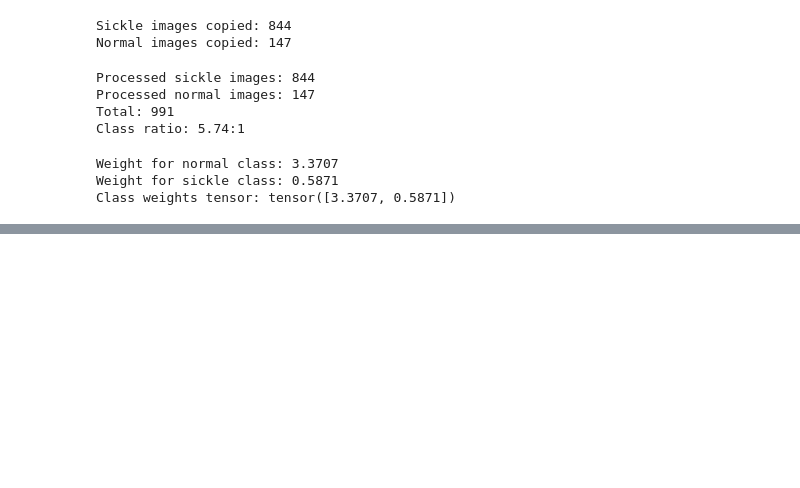
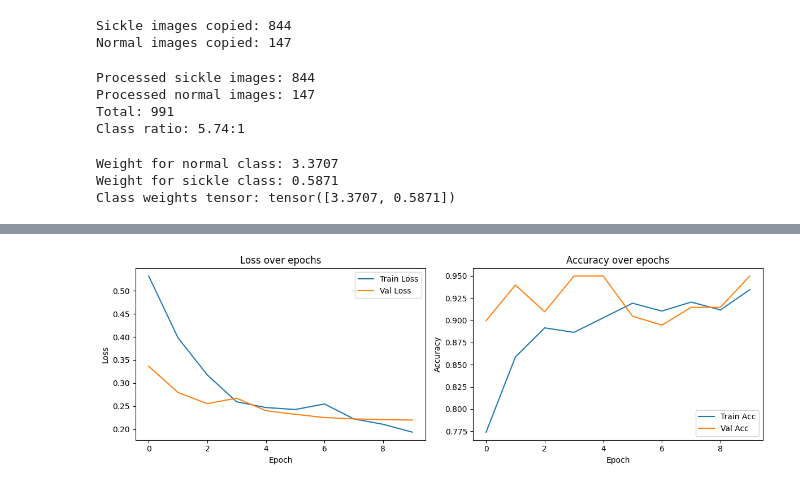
Before and after one commit to arinova2701/SickleShield, a Jupyter notebook: component2/sickle_cell_eda.ipynb, the cells around one changed output, grey strips where cells are left out. Saved outputs shown, nothing was run; the diff lists cells and outputs as text; code cells hidden in the pictures; blank space fills up the shorter version.

```diff
--- a/component2/sickle_cell_eda.ipynb
+++ b/component2/sickle_cell_eda.ipynb
@@ -137,0 +204,10 @@ Class weights tensor: tensor([3.3707, 0.5871])
+# %%
+import torch.optim as optim
+
+criterion = nn.CrossEntropyLoss(weight=class_weights.to(device))
+
+optimizer = optim.Adam(model.fc.parameters(), lr=0.001)
+
+print("Loss function: CrossEntropyLoss with class weights")
+print("Optimizer: Adam, lr=0.001")
+print(f"Trainable parameters: {sum(p.numel() for p in model.parameters() if p.requires_grad)}")
@@ -137,0 +270,4 @@ Class weights tensor: tensor([3.3707, 0.5871])
+# %%
+print("Starting training...")
+history = train_model(model, train_loader, val_loader, criterion, optimizer, epochs=10)
+print("\nTraining complete!")
@@ -137,0 +288,24 @@ Class weights tensor: tensor([3.3707, 0.5871])
+# %%
+plt.figure(figsize=(12, 4))
+
+plt.subplot(1, 2, 1)
+plt.plot(history['train_loss'], label='Train Loss')
+plt.plot(history['val_loss'], label='Val Loss')
+plt.title('Loss over epochs')
+plt.xlabel('Epoch')
+plt.ylabel('Loss')
+plt.legend()
+
+plt.subplot(1, 2, 2)
+plt.plot(history['train_acc'], label='Train Acc')
+plt.plot(history['val_acc'], label='Val Acc')
+plt.title('Accuracy over epochs')
+plt.xlabel('Epoch')
+plt.ylabel('Accuracy')
+plt.legend()
+
+plt.tight_layout()
+plt.savefig('training_history.png')
+plt.show()
+# %% [output]
+[figure, added]
```
Also changed, not shown: parts of 11 cells of this notebook, 7 other files.
